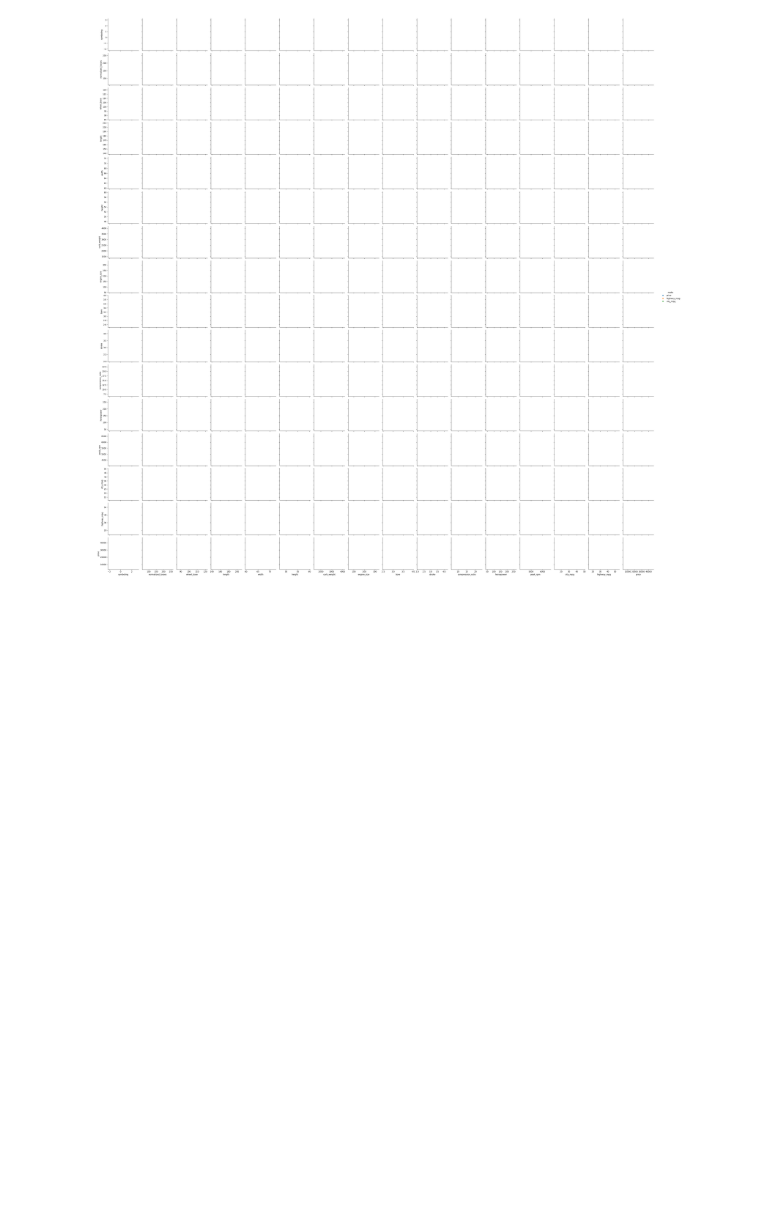
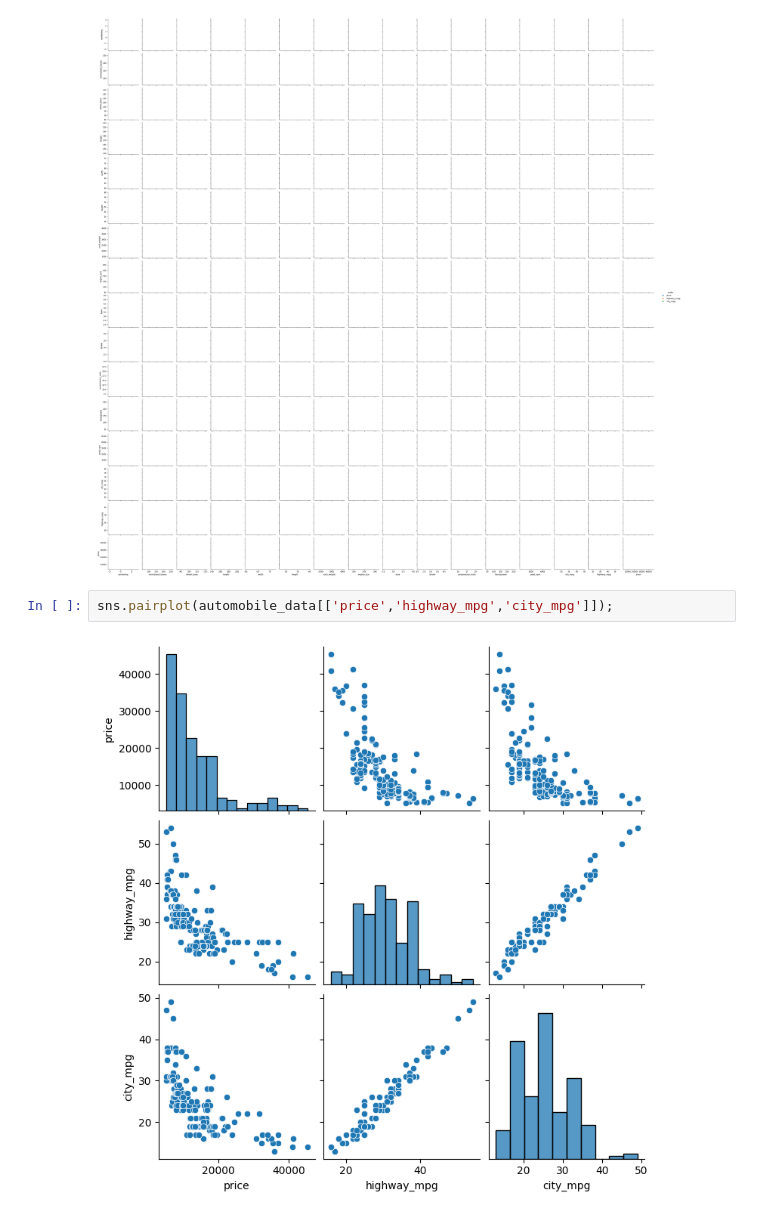
Before and after one commit to sachincredible9/Python_basics, a Jupyter notebook: EDA_Handson.ipynb, the cells around one changed output. Cells and saved outputs as stored; diff of their text form; blank space fills up the shorter version.

```diff
--- a/EDA_Handson.ipynb
+++ b/EDA_Handson.ipynb
@@ -756,3 +756,7 @@ plt.xticks(rotation=90);
 sns.pairplot(automobile_data, hue='make', hue_order=['price','highway_mpg','city_mpg']);
 # %% [output]
 [figure]
+# %%
+sns.pairplot(automobile_data[['price','highway_mpg','city_mpg']]);
+# %% [output]
+[figure, added]
```
Also changed, not shown: parts of 9 cells of this notebook.
